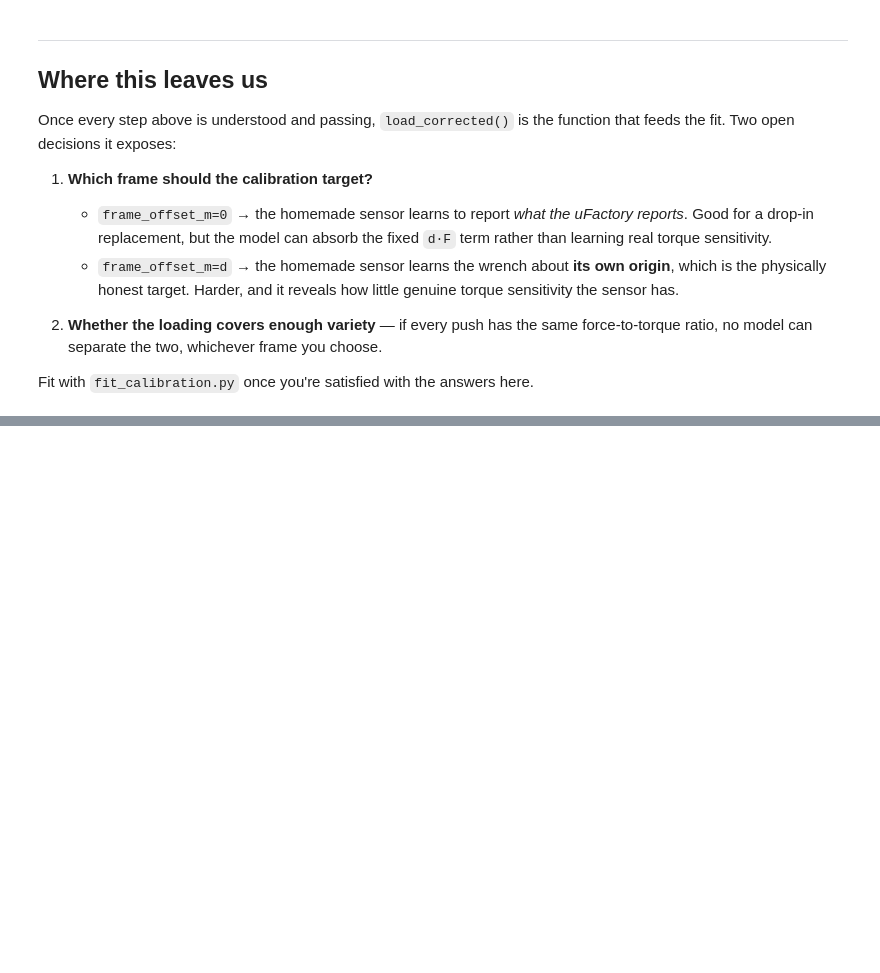
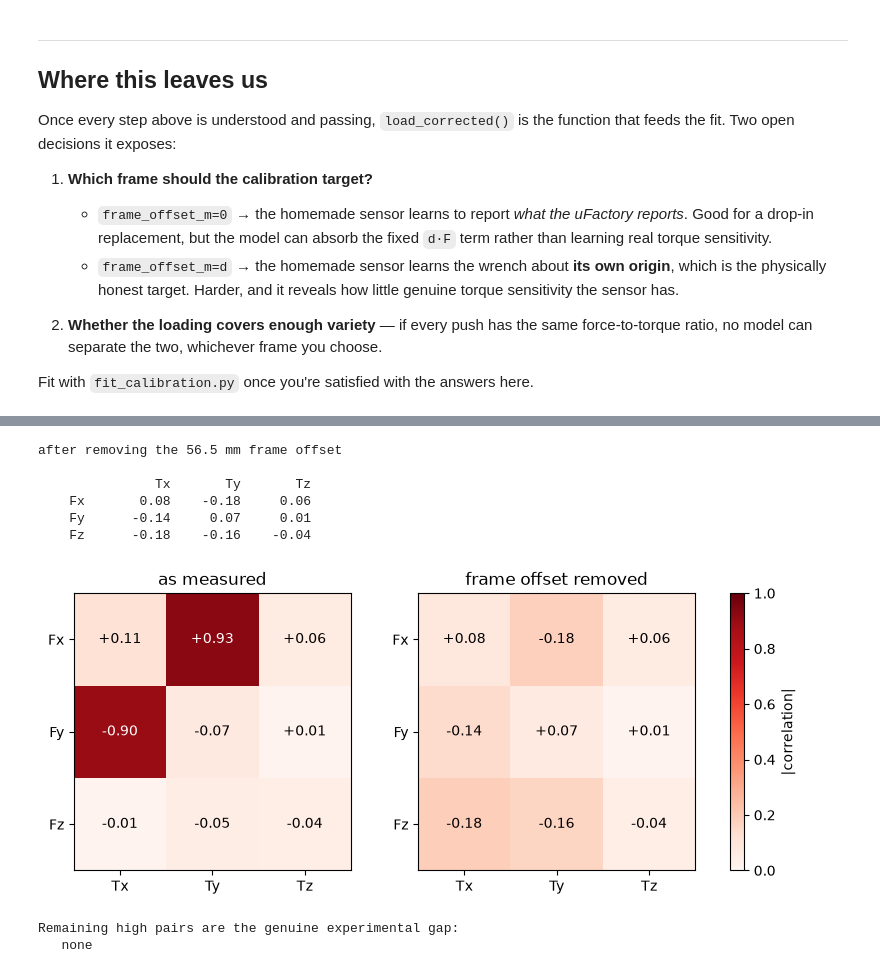
Before and after one commit to armaanbhinderwala-lang/dimos, a Jupyter notebook: dimos/hardware/sensors/force_torque/01_inspect_data.ipynb, the cells around one changed output, grey strips where cells are left out. Cells and saved outputs as stored; diff of their text form; code cells hidden in the pictures; blank space fills up the shorter version.

```diff
--- a/dimos/hardware/sensors/force_torque/01_inspect_data.ipynb
+++ b/dimos/hardware/sensors/force_torque/01_inspect_data.ipynb
@@ -327,0 +488,21 @@ Fit with `fit_calibration.py` once you're satisfied with the answers here.
+# %%
+data = [load(s) for s in SESSIONS]
+Y = np.vstack([d.wrench for d in data])
+F, T = Y[:, :3], Y[:, 3:]
+FN, TN = ("Fx","Fy","Fz"), ("Tx","Ty","Tz")
+
+grid = np.array([[np.corrcoef(F[:,i], T[:,j])[0,1] for j in range(3)] for i in range(3)])
+
+print("correlation between each force and each torque (all sessions pooled)\n")
+print("        " + "".join(f"{n:>9}" for n in TN))
+for i, fn in enumerate(FN):
+    row = "".join(f"{grid[i,j]:9.2f}" for j in range(3))
+    flag = "   <-- DEGENERATE" if np.abs(grid[i]).max() > 0.9 else ""
+    print(f"{fn:>6}  {row}{flag}")
+
+print("\npairs above 0.9 (cannot be separated by ANY model):")
+bad = [(FN[i], TN[j], grid[i,j]) for i in range(3) for j in range(3) if abs(grid[i,j]) > 0.9]
+for a, b, v in bad:
+    print(f"   {a} <-> {b}:  {v:+.2f}")
+if not bad:
+    print("   none")
@@ -327,0 +534,34 @@ Fit with `fit_calibration.py` once you're satisfied with the answers here.
+# %%
+Yc = shift_wrench_frame(Y.copy(), SENSOR_ORIGIN_OFFSET_M)
+Fc, Tc = Yc[:, :3], Yc[:, 3:]
+grid_c = np.array([[np.corrcoef(Fc[:,i], Tc[:,j])[0,1] for j in range(3)] for i in range(3)])
+
+print(f"after removing the {SENSOR_ORIGIN_OFFSET_M*1000:.1f} mm frame offset\n")
+print("        " + "".join(f"{n:>9}" for n in TN))
+for i, fn in enumerate(FN):
+    print(f"{fn:>6}  " + "".join(f"{grid_c[i,j]:9.2f}" for j in range(3)))
+
+fig, axes = plt.subplots(1, 2, figsize=(9,3.6))
+for ax, g, title in zip(axes, (grid, grid_c), ("as measured", "frame offset removed")):
+    im = ax.imshow(np.abs(g), cmap="Reds", vmin=0, vmax=1)
+    ax.set_xticks(range(3), TN); ax.set_yticks(range(3), FN); ax.set_title(title)
+    for i in range(3):
+        for j in range(3):
+            ax.text(j, i, f"{g[i,j]:+.2f}", ha="center", va="center",
+                    color="white" if abs(g[i,j])>0.55 else "black", fontsize=10)
+fig.colorbar(im, ax=axes, label="|correlation|", fraction=.045)
+plt.show()
+
+print("\nRemaining high pairs are the genuine experimental gap:")
+left = [(FN[i], TN[j], grid_c[i,j]) for i in range(3) for j in range(3) if abs(grid_c[i,j]) > 0.9]
+print("   " + (", ".join(f"{a}<->{b} {v:+.2f}" for a,b,v in left) if left else "none"))
+# %% [output]
+after removing the 56.5 mm frame offset
+
+               Tx       Ty       Tz
+    Fx       0.08    -0.18     0.06
+    Fy      -0.14     0.07     0.01
+    Fz      -0.18    -0.16    -0.04
+[figure, added]
+Remaining high pairs are the genuine experimental gap:
+   none
```
Also changed, not shown: parts of 21 cells of this notebook.
